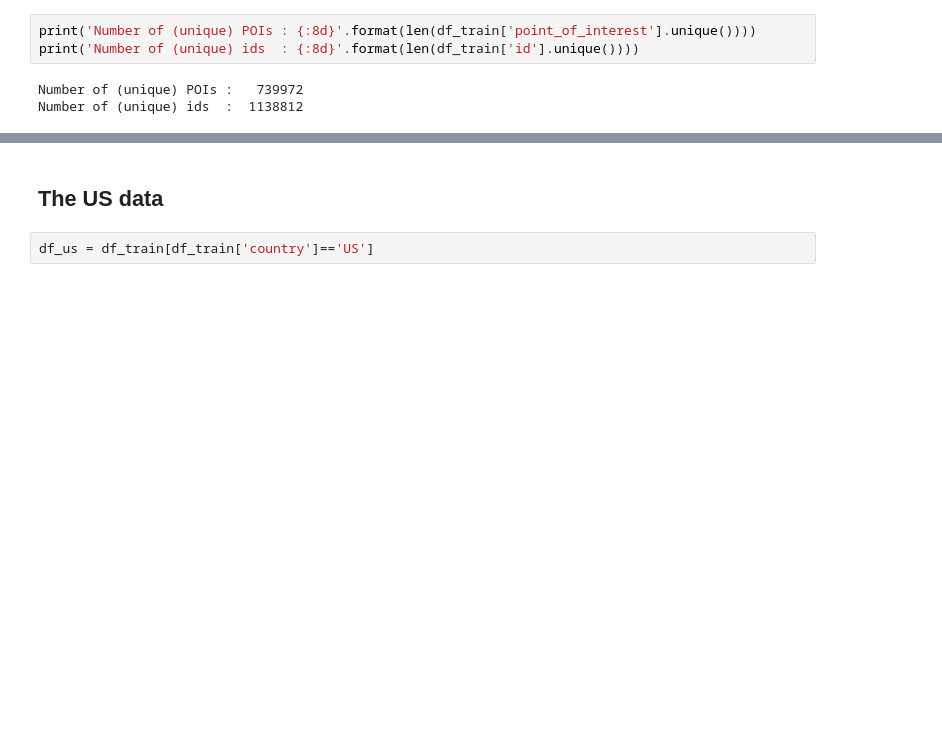
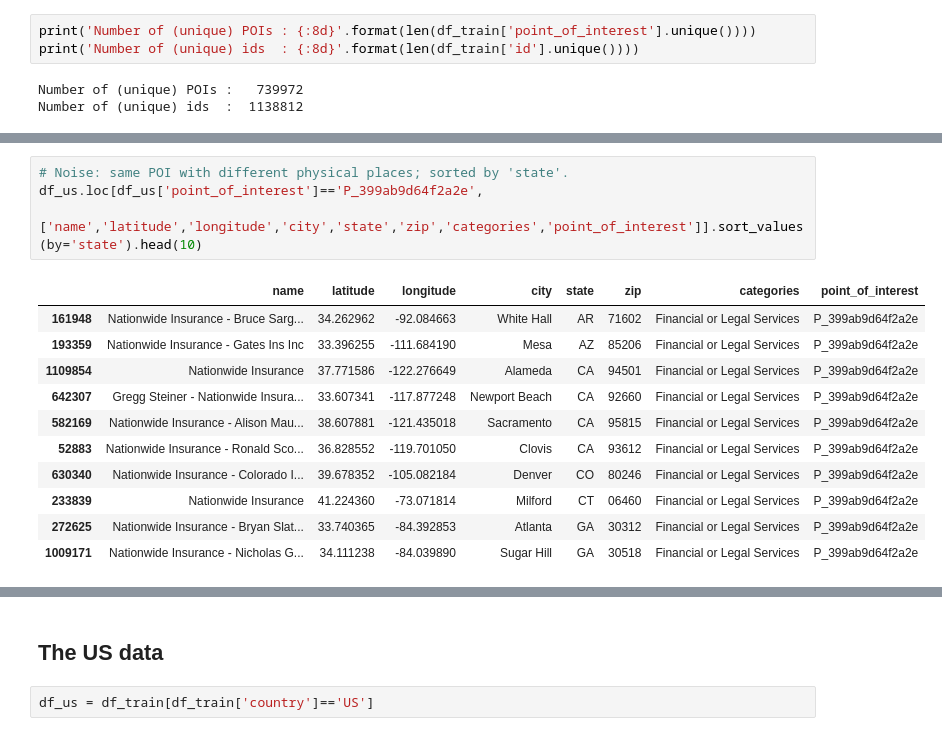
Before and after one commit to gormantt/foursquare-location-matching, a Jupyter notebook: group_code/2022.05.25_train_and_pairs_eda.ipynb, the cells around one changed output, grey strips where cells are left out. Saved outputs shown, nothing was run; the diff lists cells and outputs as text; blank space fills up the shorter version.

```diff
--- a/group_code/2022.05.25_train_and_pairs_eda.ipynb
+++ b/group_code/2022.05.25_train_and_pairs_eda.ipynb
@@ -443,0 +462,16 @@ plt.show()
+# %%
+# Noise: same POI with different physical places; sorted by 'state'.
+df_us.loc[df_us['point_of_interest']=='P_399ab9d64f2a2e',
+          ['name','latitude','longitude','city','state','zip','categories','point_of_interest']].sort_values(by='state').head(10)
+# %% [output]
+|  | name | latitude | longitude | city | state | zip | categories | point_of_interest |
+| 161948 | Nationwide Insurance - Bruce Sarg... | 34.262962 | -92.084663 | White Hall | AR | 71602 | Financial or Legal Services | P_399ab9d64f2a2e |
+| 193359 | Nationwide Insurance - Gates Ins Inc | 33.396255 | -111.684190 | Mesa | AZ | 85206 | Financial or Legal Services | P_399ab9d64f2a2e |
+| 1109854 | Nationwide Insurance | 37.771586 | -122.276649 | Alameda | CA | 94501 | Financial or Legal Services | P_399ab9d64f2a2e |
+| 642307 | Gregg Steiner - Nationwide Insura... | 33.607341 | -117.877248 | Newport Beach | CA | 92660 | Financial or Legal Services | P_399ab9d64f2a2e |
+| 582169 | Nationwide Insurance - Alison Mau... | 38.607881 | -121.435018 | Sacramento | CA | 95815 | Financial or Legal Services | P_399ab9d64f2a2e |
+| 52883 | Nationwide Insurance - Ronald Sco... | 36.828552 | -119.701050 | Clovis | CA | 93612 | Financial or Legal Services | P_399ab9d64f2a2e |
+| 630340 | Nationwide Insurance - Colorado I... | 39.678352 | -105.082184 | Denver | CO | 80246 | Financial or Legal Services | P_399ab9d64f2a2e |
+| 233839 | Nationwide Insurance | 41.224360 | -73.071814 | Milford | CT | 06460 | Financial or Legal Services | P_399ab9d64f2a2e |
+| 272625 | Nationwide Insurance - Bryan Slat... | 33.740365 | -84.392853 | Atlanta | GA | 30312 | Financial or Legal Services | P_399ab9d64f2a2e |
+| 1009171 | Nationwide Insurance - Nicholas G... | 34.111238 | -84.039890 | Sugar Hill | GA | 30518 | Financial or Legal Services | P_399ab9d64f2a2e |
```
Also changed, not shown: parts of 44 cells of this notebook.
